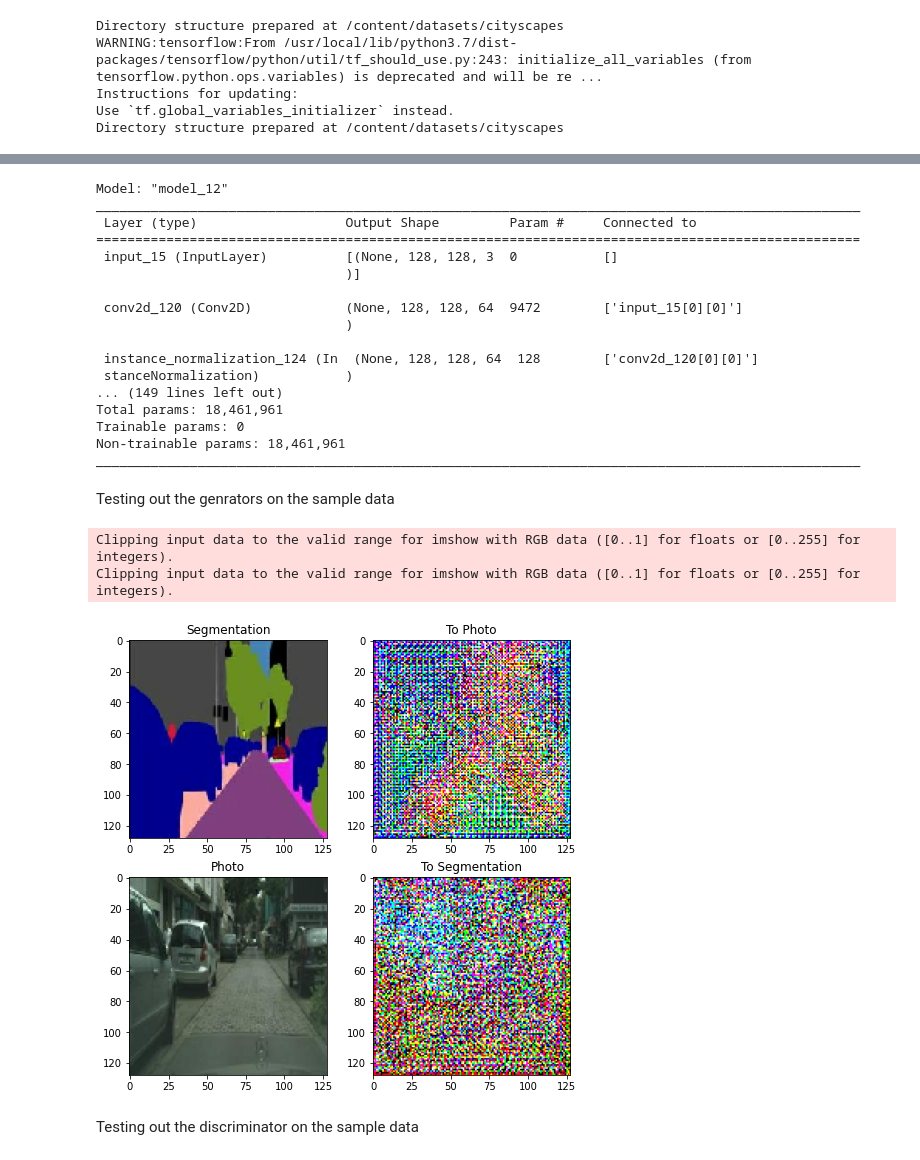
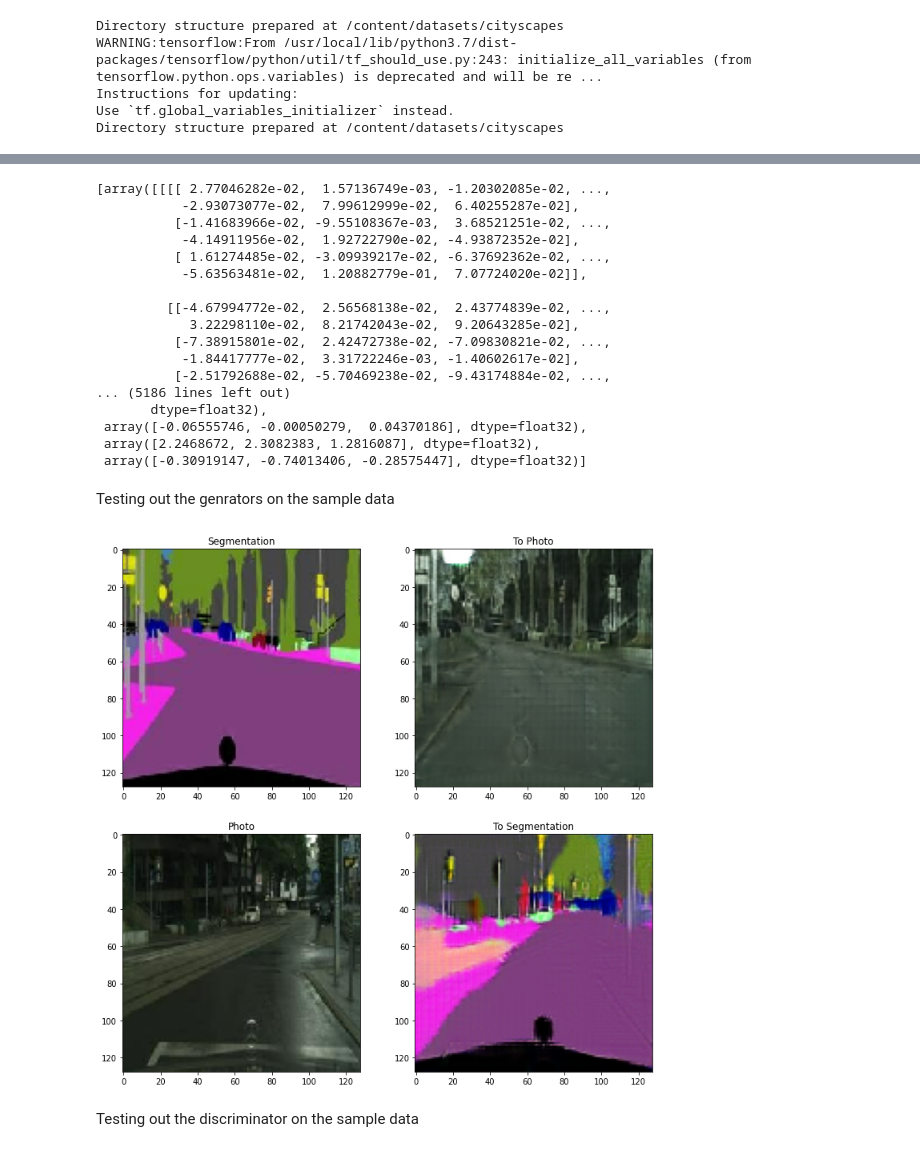
Before and after one commit to AdamClarkStandke/GAN_Models, a Jupyter notebook: CycleGANv2020_ResNetCompositeBufferModel.ipynb, the cells around one changed output, grey strips where cells are left out. Cells and saved outputs as stored; diff of their text form; code cells hidden in the pictures.

```diff
--- a/CycleGANv2020_ResNetCompositeBufferModel.ipynb
+++ b/CycleGANv2020_ResNetCompositeBufferModel.ipynb
@@ -273,11 +282,11 @@ def resnet_block(n_filters, input_layer):
 	# weight initialization
 	init = RandomNormal(stddev=0.02)
 	# first layer convolutional layer
-	g = Conv2D(n_filters, (3,3), padding='same', kernel_initializer=init)(input_layer)
+	g = Conv2D(n_filters, (3,3), padding='same',  kernel_initializer=init)(input_layer)
 	g = InstanceNormalization(axis=-1)(g)
 	g = Activation('relu')(g)
 	# second convolutional layer
-	g = Conv2D(n_filters, (3,3), padding='same', kernel_initializer=init)(g)
+	g = Conv2D(n_filters, (3,3), padding='same',  kernel_initializer=init)(g)
 	g = InstanceNormalization(axis=-1)(g)
 	# concatenate merge channel-wise with input layer
 	g = Concatenate()([g, input_layer])
@@ -294,26 +303,26 @@ def define_generator(image_shape=(128,128,3), n_resnet=6):
 	g = InstanceNormalization(axis=-1)(g)
 	g = Activation('relu')(g)
 	# d128
-	g = Conv2D(128, (3,3), strides=(2,2), padding='same', kernel_initializer=init)(g)
+	g = Conv2D(128, (3,3), strides=(2,2), padding='same',  kernel_initializer=init)(g)
 	g = InstanceNormalization(axis=-1)(g)
 	g = Activation('relu')(g)
 	# d256
-	g = Conv2D(256, (3,3), strides=(2,2), padding='same', kernel_initializer=init)(g)
+	g = Conv2D(256, (3,3), strides=(2,2), padding='same',  kernel_initializer=init)(g)
 	g = InstanceNormalization(axis=-1)(g)
 	g = Activation('relu')(g)
 	# R256
 	for _ in range(n_resnet):
 		g = resnet_block(256, g)
 	# u128
-	g = Conv2DTranspose(128, (3,3), strides=(2,2), padding='same', kernel_initializer=init)(g)
+	g = Conv2DTranspose(128, (3,3), strides=(2,2), padding='same',  kernel_initializer=init)(g)
 	g = InstanceNormalization(axis=-1)(g)
 	g = Activation('relu')(g)
 	# u64
-	g = Conv2DTranspose(64, (3,3), strides=(2,2), padding='same', kernel_initializer=init)(g)
+	g = Conv2DTranspose(64, (3,3), strides=(2,2), padding='same',  kernel_initializer=init)(g)
 	g = InstanceNormalization(axis=-1)(g)
 	g = Activation('relu')(g)
 	# c7s1-3
-	g = Conv2D(3, (7,7), padding='same', kernel_initializer=init)(g)
+	g = Conv2D(3, (7,7), padding='same')(g)
 	g = InstanceNormalization(axis=-1)(g)
 	out_image = Activation('tanh')(g)
 	# define model
@@ -371,7 +380,7 @@ steps = bat_per_epo * n_epochs
 
 
 # loading models for addtional 50 epoch training using constant learning rate decay
-if os.path.exists("'/content/drive/MyDrive/segmentation/"):
+if os.path.exists("/content/drive/MyDrive/segmentation/"):
   generator_g = define_generator()
   generator_g.load_weights('/content/drive/MyDrive/segmentation/genG.h5')
   # generator F: Y -> X
@@ -425,49 +434,47 @@ Non-trainable params: 6,962,369
 _________________________________________________________________
 # %%
 # generator architecture
-generator_g.summary()
+generator_g.get_weights()
 # %% [output]
-Model: "model_12"
-__________________________________________________________________________________________________
- Layer (type)                   Output Shape         Param #     Connected to
-==================================================================================================
- input_15 (InputLayer)          [(None, 128, 128, 3  0           []
-                                )]
+[array([[[[ 2.77046282e-02,  1.57136749e-03, -1.20302085e-02, ...,
+           -2.93073077e-02,  7.99612999e-02,  6.40255287e-02],
+          [-1.41683966e-02, -9.55108367e-03,  3.68521251e-02, ...,
+           -4.14911956e-02,  1.92722790e-02, -4.93872352e-02],
+          [ 1.61274485e-02, -3.09939217e-02, -6.37692362e-02, ...,
+           -5.63563481e-02,  1.20882779e-01,  7.07724020e-02]],
 
- conv2d_120 (Conv2D)            (None, 128, 128, 64  9472        ['input_15[0][0]']
-                                )
-
- instance_normalization_124 (In  (None, 128, 128, 64  128        ['conv2d_120[0][0]']
- stanceNormalization)           )
-... (149 lines left out)
-Total params: 18,461,961
-Trainable params: 0
-Non-trainable params: 18,461,961
-__________________________________________________________________________________________________
+         [[-4.67994772e-02,  2.56568138e-02,  2.43774839e-02, ...,
+            3.22298110e-02,  8.21742043e-02,  9.20643285e-02],
+          [-7.38915801e-02,  2.42472738e-02, -7.09830821e-02, ...,
+           -1.84417777e-02,  3.31722246e-03, -1.40602617e-02],
+          [-2.51792688e-02, -5.70469238e-02, -9.43174884e-02, ...,
+... (5186 lines left out)
+       dtype=float32),
+ array([-0.06555746, -0.00050279,  0.04370186], dtype=float32),
+ array([2.2468672, 2.3082383, 1.2816087], dtype=float32),
+ array([-0.30919147, -0.74013406, -0.28575447], dtype=float32)]
 # %% [markdown]
 Testing out the genrators on the sample data
 # %%
 contrast = 20
 # %%
-to_seg = generator_g(sample_photo)
-to_photo = generator_f(sample_seg)
-plt.figure(figsize=(8, 8))
+to_seg = generator_g.predict(sample_photo)
+to_photo = generator_f.predict(sample_seg)
+plt.figure(figsize=(12, 12))
 
 imgs = [sample_seg, to_photo, sample_photo, to_seg]
 title = ["Segmentation", "To Photo", "Photo", "To Segmentation"]
 
 for i in range(len(imgs)):
   plt.subplot(2,2, i+1)
   plt.title(title[i])
   if i % 2 ==0:
     plt.imshow(imgs[i][0]*0.5+0.5)
   else:
-    plt.imshow(imgs[i][0]*0.5*contrast+0.5)
+    plt.imshow(imgs[i][0]*0.5+0.5)
 plt.show()
 # %% [output]
-Clipping input data to the valid range for imshow with RGB data ([0..1] for floats or [0..255] for integers).
-Clipping input data to the valid range for imshow with RGB data ([0..1] for floats or [0..255] for integers).
-[figure, old version]
+[figure, new version]
 # %% [markdown]
 Testing out the discriminator on the sample data
 # %%
```
Also changed, not shown: parts of 18 cells of this notebook.
